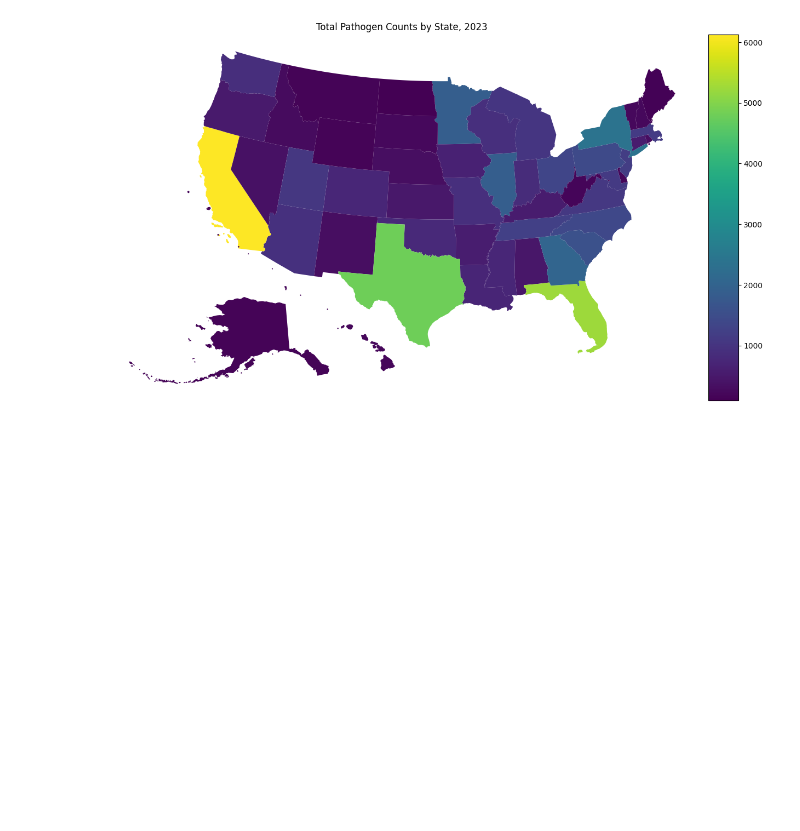
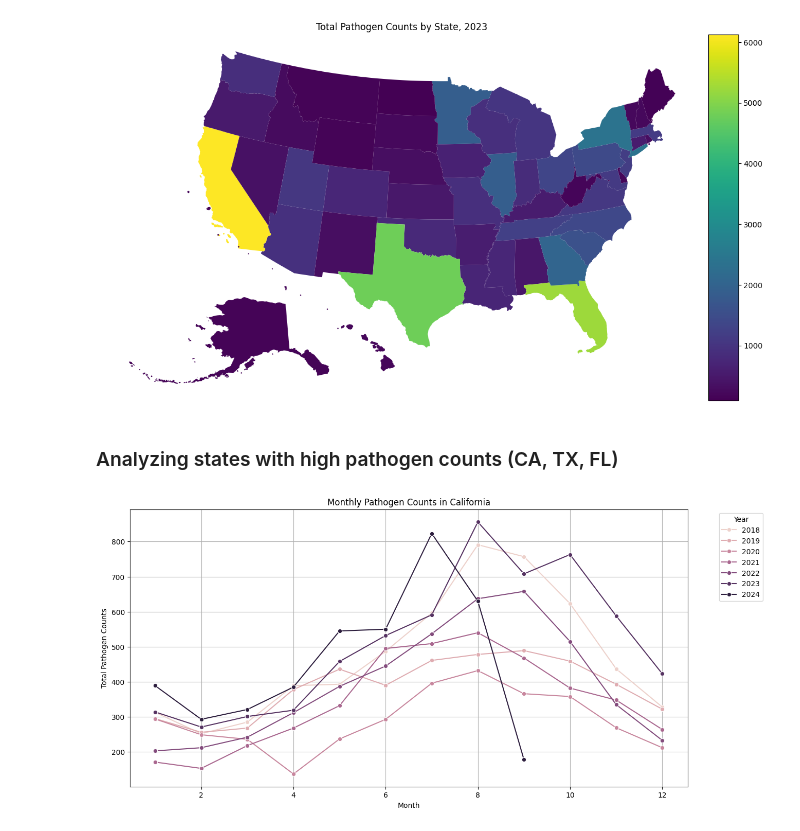
Before and after one commit to NikkiLa1/DS-5610-EDA-Final, a Jupyter notebook: EDA Code.ipynb, the cells around one changed output. Cells and saved outputs as stored; diff of their text form; code cells hidden in the pictures; blank space fills up the shorter version.

Commit message:
more EDA on CA, FL, TX (states with highest count of pathogens)

```diff
--- a/EDA Code.ipynb
+++ b/EDA Code.ipynb
@@ -343,3 +340,22 @@ for year in years:
 [figure]
 [figure]
 [figure]
+# %% [markdown]
+### Analyzing states with high pathogen counts (CA, TX, FL)
+# %%
+ca_data = merged_df[merged_df['state'] == 'CA']
+
+# for California
+ca_monthly = ca_data.groupby(['year', 'month']).agg({'num_isolates': 'sum'}).reset_index()
+
+# Plotting
+plt.figure(figsize=(14, 7))
+sns.lineplot(x='month', y='num_isolates', hue='year', data=ca_monthly, marker='o')
+plt.title('Monthly Pathogen Counts in California')
+plt.xlabel('Month')
+plt.ylabel('Total Pathogen Counts')
+plt.legend(title='Year', bbox_to_anchor=(1.05, 1), loc='upper left')
+plt.grid(True)
+plt.show()
+# %% [output]
+[figure, added]
```
Also changed, not shown: parts of 5 cells of this notebook.
